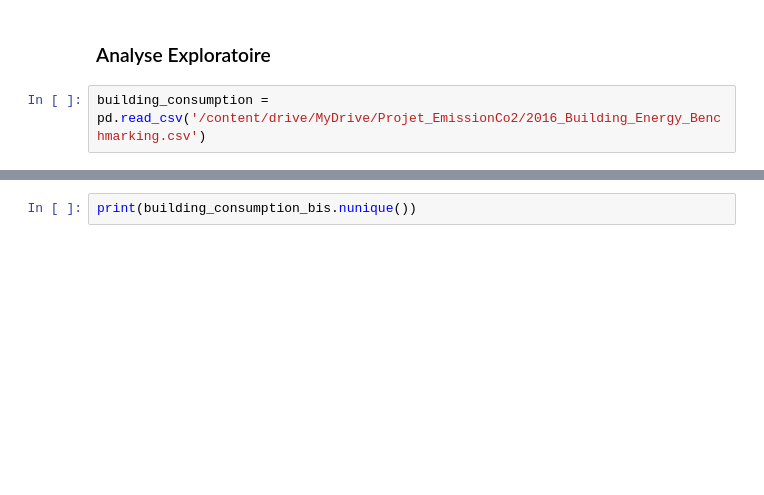
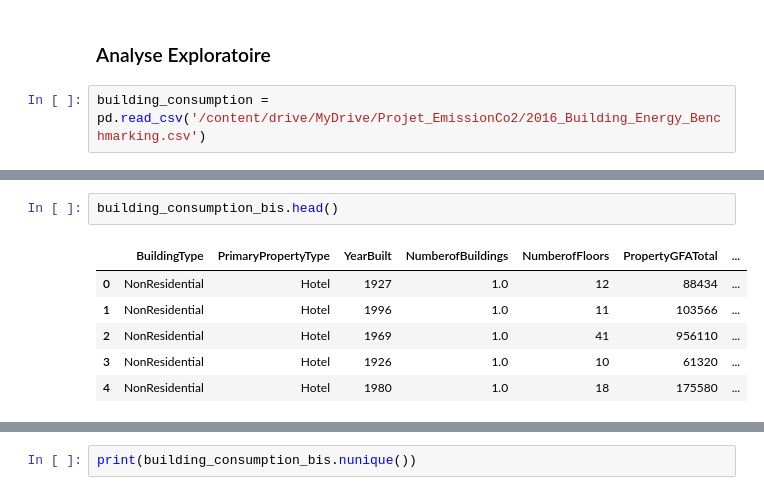
Before and after one commit to Smalzzo/Projet_EmissionCo2, a Jupyter notebook: P3_template_modelistation_supervisee_data_scientist.ipynb, the cells around one changed output, grey strips where cells are left out. Cells and saved outputs as stored; diff of their text form; blank space fills up the shorter version.

```diff
--- a/P3_template_modelistation_supervisee_data_scientist.ipynb
+++ b/P3_template_modelistation_supervisee_data_scientist.ipynb
@@ -70,0 +144,9 @@ memory usage: 662.8+ KB
+# %%
+building_consumption_bis.head()
+# %% [output]
+|  | BuildingType | PrimaryPropertyType | YearBuilt | NumberofBuildings | NumberofFloors | PropertyGFATotal | ... |
+| 0 | NonResidential | Hotel | 1927 | 1.0 | 12 | 88434 | ... |
+| 1 | NonResidential | Hotel | 1996 | 1.0 | 11 | 103566 | ... |
+| 2 | NonResidential | Hotel | 1969 | 1.0 | 41 | 956110 | ... |
+| 3 | NonResidential | Hotel | 1926 | 1.0 | 10 | 61320 | ... |
+| 4 | NonResidential | Hotel | 1980 | 1.0 | 18 | 175580 | ... |
```
Also changed, not shown: parts of 8 cells of this notebook.
